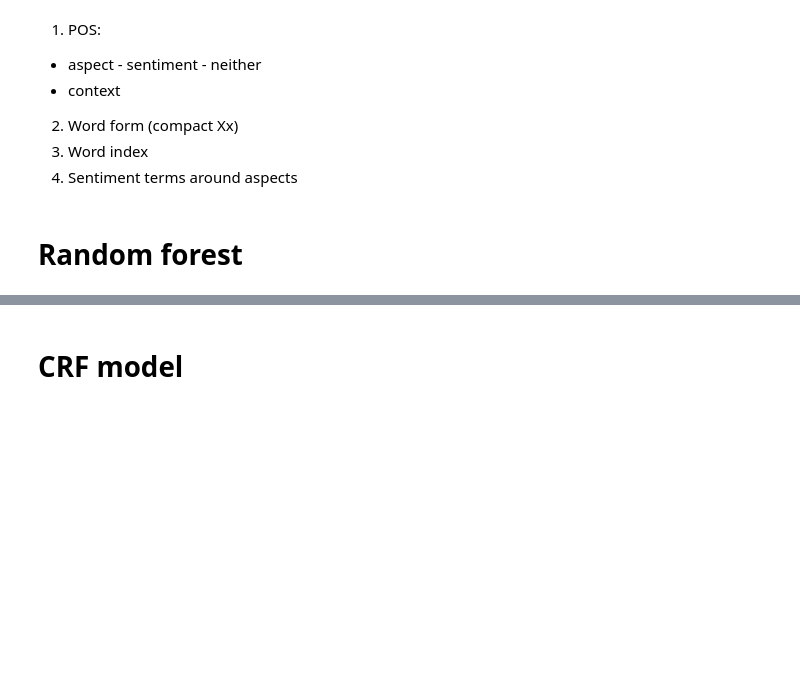
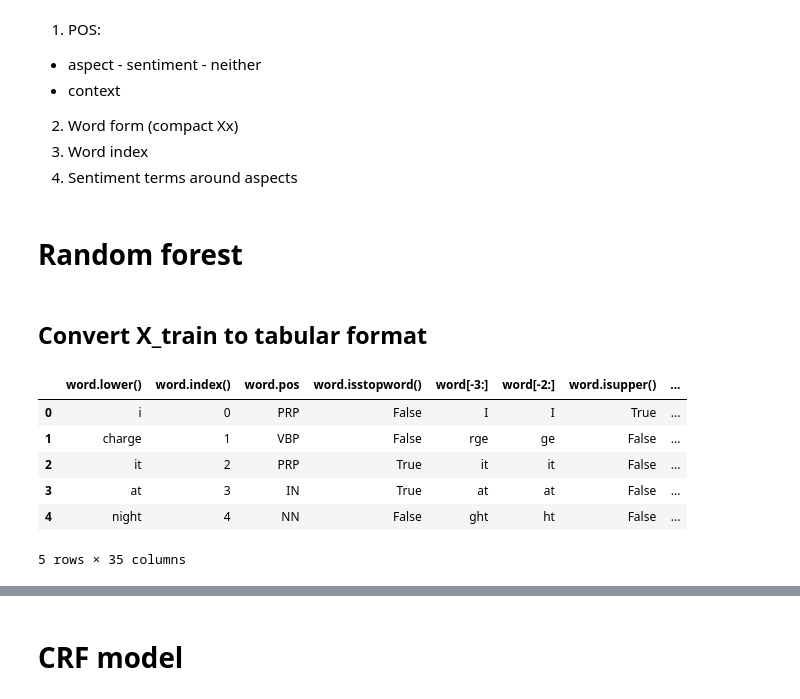
Before and after one commit to tnatvu/SentiLens, a Jupyter notebook: base_model.ipynb, the cells around one changed output, grey strips where cells are left out. Drawn from its saved outputs; the diff is of its cells as text; code cells hidden in the pictures; blank space fills up the shorter version.

```diff
--- a/base_model.ipynb
+++ b/base_model.ipynb
@@ -280,3 +280,24 @@ y_val = df_val['aspect_encode']
 4. Sentiment terms around aspects
 # %% [markdown]
 # Random forest
+# %% [markdown]
+## Convert X_train to tabular format
+# %%
+X_train_rf = pd.DataFrame()
+
+def features2df(sentence_index, X):
+  df = pd.DataFrame(X)
+  df['nth_sentence'] = sentence_index
+  return df
+
+# Assuming X_train is a list of DataFrames
+X_train_rf = pd.concat([features2df(i,X) for i,X in enumerate(X_train)], ignore_index=True)
+X_train_rf.head()
+# %% [output]
+|  | word.lower() | word.index() | word.pos | word.isstopword() | word[-3:] | word[-2:] | word.isupper() | ... |
+| 0 | i | 0 | PRP | False | I | I | True | ... |
+| 1 | charge | 1 | VBP | False | rge | ge | False | ... |
+| 2 | it | 2 | PRP | True | it | it | False | ... |
+| 3 | at | 3 | IN | True | at | at | False | ... |
+| 4 | night | 4 | NN | False | ght | ht | False | ... |
+5 rows × 35 columns
```
Also changed, not shown: parts of 10 cells of this notebook.
